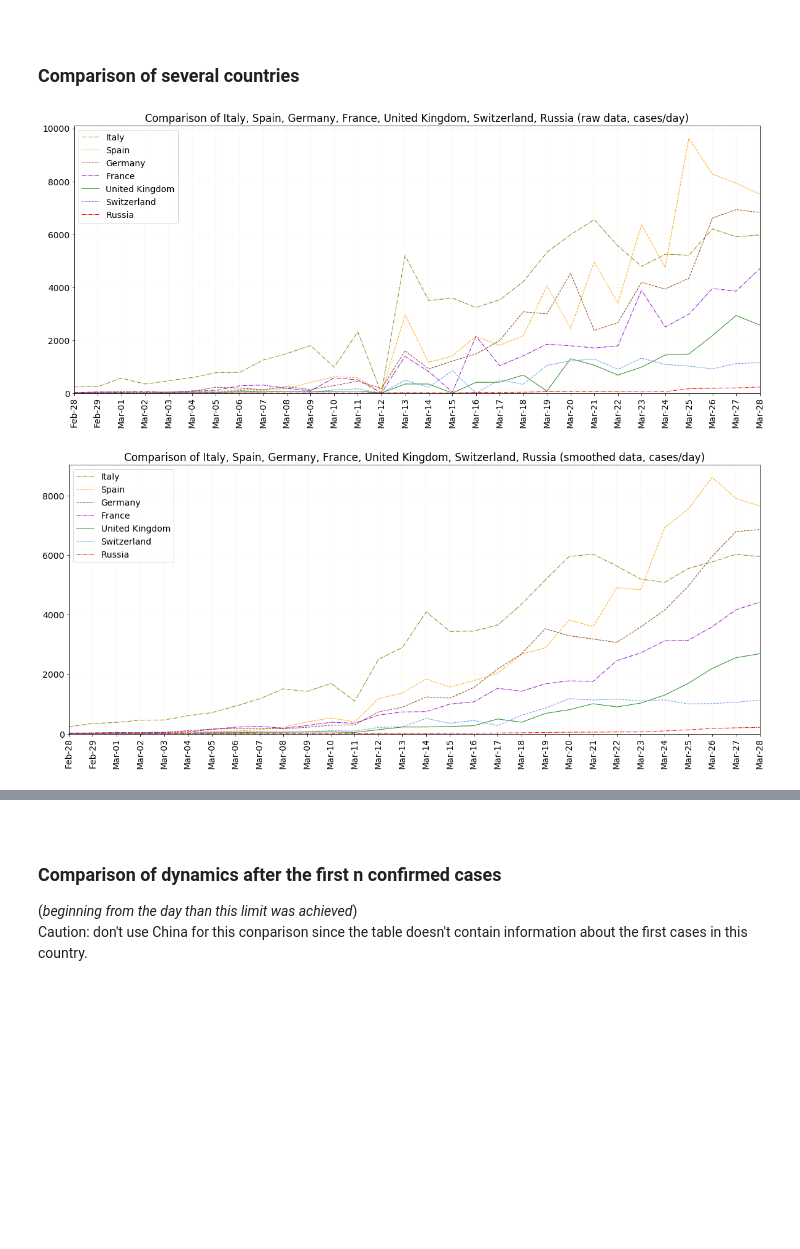
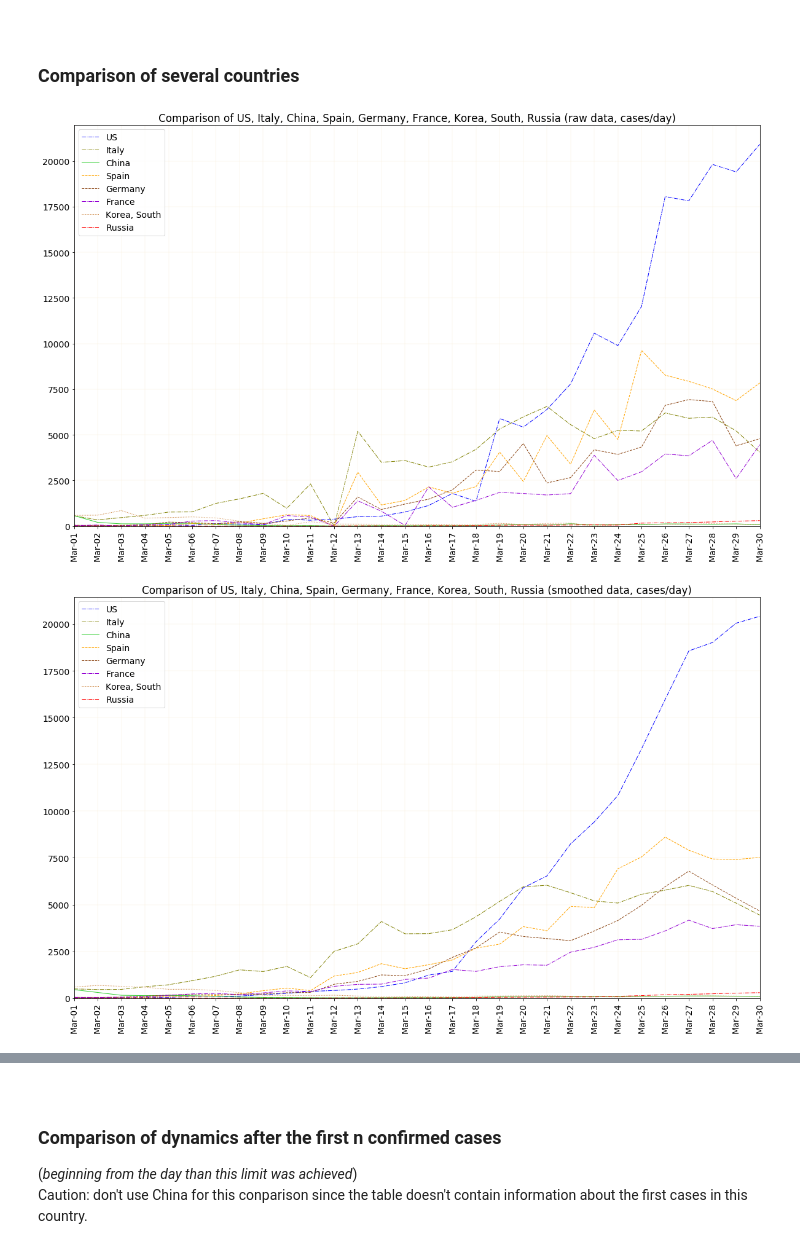
Before and after one commit to Lady3mlnm/analysis_of_different_data, a Jupyter notebook: Spread_of_COVID-19.ipynb, the cells around one changed output, grey strips where cells are left out. Cells and saved outputs as stored; diff of their text form; code cells hidden in the pictures; blank space fills up the shorter version.

```diff
--- a/Spread_of_COVID-19.ipynb
+++ b/Spread_of_COVID-19.ipynb
@@ -314,4 +324,6 @@ data_dynamics.head(3)
 # %%
+# Set country, the last day of shown results, and the number of days for showing
+COUNTRY_NAME_GLOBAL = 'Germany'
 LAST_DATE_GLOBAL = data_ac['Date'].max()  # last_date = datetime.datetime(2020, 3, 25)
 NUMBER_OF_DAYS_GLOBAL = 30
 # %%
@@ -399,0 +388,9 @@ def smooth_df(df):
+# %%
+# with raw data
+country_name = COUNTRY_NAME_GLOBAL
+last_date = LAST_DATE_GLOBAL
+number_of_days = NUMBER_OF_DAYS_GLOBAL
+
+country_graph = extract_df(data_dynamics, country_name, last_date, number_of_days)
+
+build_graph(country_graph, title_text=country_name+' (rough data, cases/day)')
@@ -400,7 +399,6 @@ def smooth_df(df):
 # %%
-# Create smoothed graph for a separate country
-
-country_name = 'France'
+# with smooth data
+country_name = COUNTRY_NAME_GLOBAL
 last_date = LAST_DATE_GLOBAL
 number_of_days = NUMBER_OF_DAYS_GLOBAL
 
@@ -425,40 +436,40 @@ build_graph(world_smoothed, title_text='world (smoothed data, cases/day)')
 
 ### Comparison of several countries
 # %%
-plt.rcParams['figure.figsize'] = (20, 8)  # plt.rc('figure', figsize=(20, 8))
-plt.rcParams['font.size'] = 14            # plt.rc('font', size=14)
+plt.rcParams['figure.figsize'] = (20, 12)  # plt.rc('figure', figsize=(20, 8))
+plt.rcParams['font.size'] = 14             # plt.rc('font', size=14)
 # %%
 # for raw data, linear scale
 
-countries = ['Italy', 'Spain', 'Germany', 'France', 'United Kingdom', 'Switzerland', 'Russia']
-colors = ['olive', 'orange', 'saddlebrown', 'darkviolet', 'forestgreen', 'cornflowerblue', 'red']
-styles = ['-.', '--', '--', '-.', '-', '--', '-.']
+countries = ['US', 'Italy', 'China', 'Spain', 'Germany', 'France', 'Korea, South', 'Russia']
+colors = ['blue', 'olive', 'limegreen', 'orange', 'saddlebrown', 'darkviolet', 'peru', 'red']
+styles = ['-.', '-.', '-', '--', '--', '-.', ':', '-.']
 
 last_date = LAST_DATE_GLOBAL
 number_of_days = NUMBER_OF_DAYS_GLOBAL
 
 for i, country_name in enumerate(countries):
     country_graph = extract_df(data_dynamics, country_name, last_date, number_of_days)
     plt.plot(country_graph['Date'].dt.strftime('%b-%d'), country_graph['Confirmed'],
              color=colors[i], linestyle=styles[i], linewidth=1, label=country_name)
 
 plt.xticks(rotation='vertical')
 plt.grid(color='wheat', linewidth=0.2)
 plt.legend(loc='upper left')
 
 plt.title(f"Comparison of {', '.join(countries)} (raw data, cases/day)")
 plt.margins(x=0)
 plt.ylim(0)
 
 plt.show()
 # %% [output]
-[figure, old version]
+[figure, new version]
 # %%
 # for smoothed data, linear scale
 
-countries = ['Italy', 'Spain', 'Germany', 'France', 'United Kingdom', 'Switzerland', 'Russia']
-colors = ['olive', 'orange', 'saddlebrown', 'darkviolet', 'forestgreen', 'cornflowerblue', 'red']
-styles = ['-.', '--', '--', '-.', '-', '--', '-.']
+countries = ['US', 'Italy', 'China', 'Spain', 'Germany', 'France', 'Korea, South', 'Russia']
+colors = ['blue', 'olive', 'limegreen', 'orange', 'saddlebrown', 'darkviolet', 'peru', 'red']
+styles = ['-.', '-.', '-', '--', '--', '-.', ':', '-.']
 
 last_date = LAST_DATE_GLOBAL
 number_of_days = NUMBER_OF_DAYS_GLOBAL
@@ -479,7 +490,7 @@ plt.ylim(0)
 
 plt.show()
 # %% [output]
-[figure, old version]
+[figure, new version]
 # %%
 # Service function for calculation of line frequency at the graph grid for logarithmic scale.
 
```
Also changed, not shown: parts of 27 cells of this notebook.
